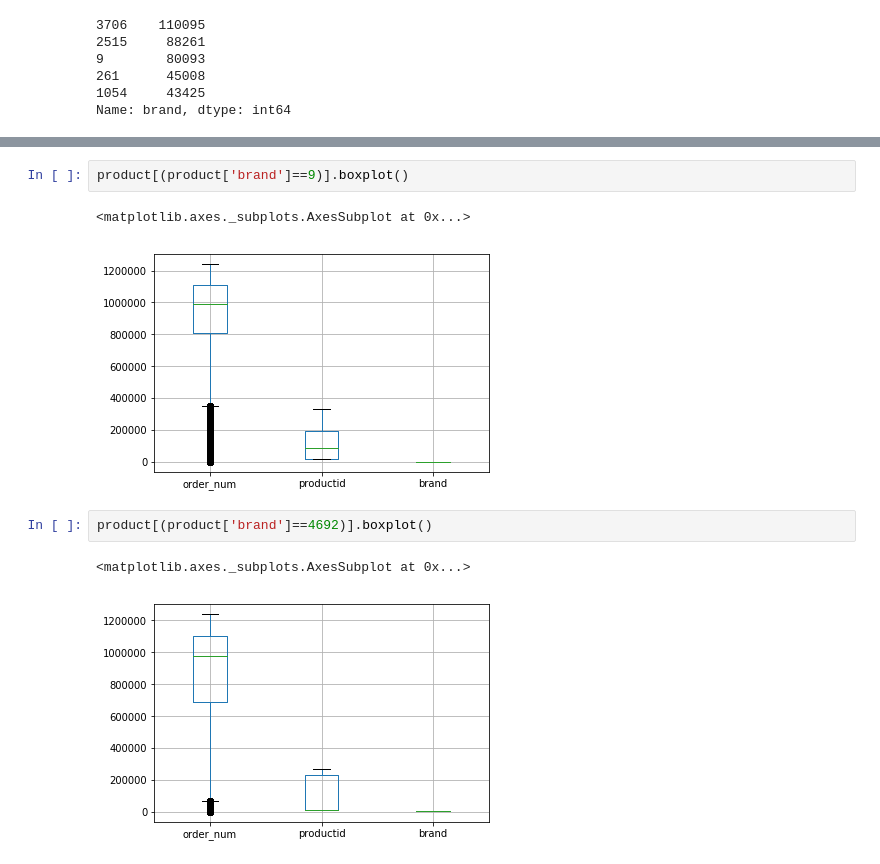
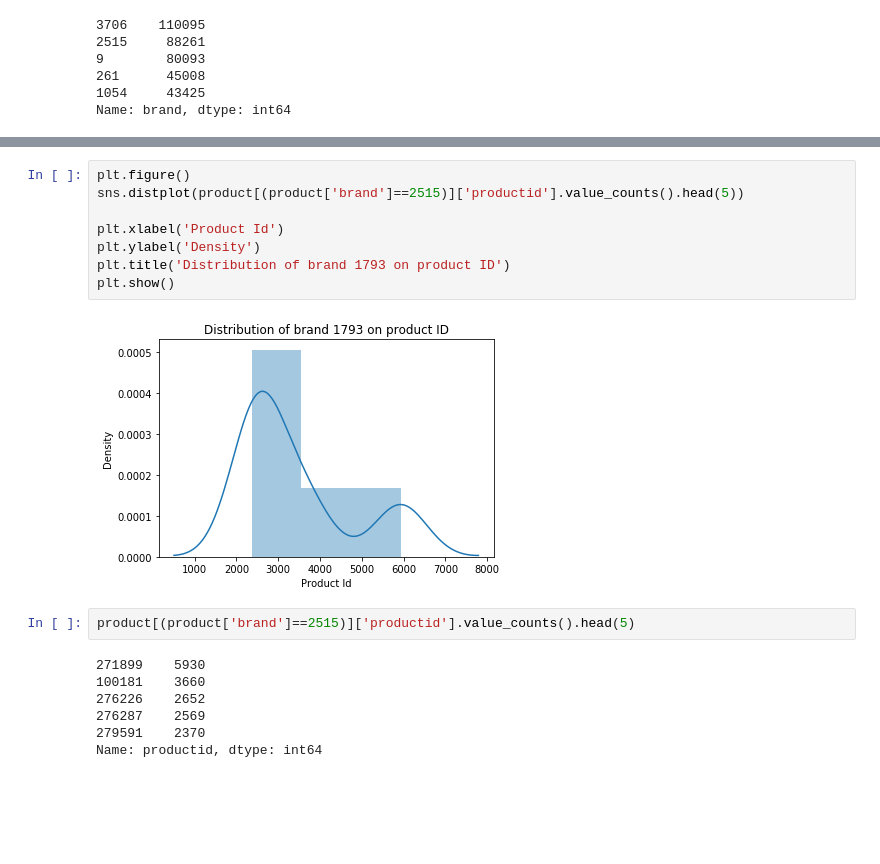
Before and after one commit to dsjoench/Ecommerce, a Jupyter notebook: Ecommerce.ipynb, the cells around one changed output, grey strips where cells are left out. Saved outputs shown, nothing was run; the diff lists cells and outputs as text; blank space fills up the shorter version.

```diff
--- a/Ecommerce.ipynb
+++ b/Ecommerce.ipynb
@@ -159,10 +230,19 @@ product[(product['brand']==1793)].boxplot()
+# %%
+plt.figure()
+sns.distplot(product[(product['brand']==2515)]['productid'].value_counts().head(5))
+
+plt.xlabel('Product Id')
+plt.ylabel('Density')
+plt.title('Distribution of brand 1793 on product ID')
+plt.show()
+# %% [output]
+[figure, added]
 # %%
-product[(product['brand']==9)].boxplot()
+product[(product['brand']==2515)]['productid'].value_counts().head(5)
 # %% [output]
-<matplotlib.axes._subplots.AxesSubplot at 0x...>
+271899    5930
+100181    3660
+276226    2652
+276287    2569
+279591    2370
+Name: productid, dtype: int64
-[figure, removed]
-# %%
-product[(product['brand']==4692)].boxplot()
-# %% [output]
-<matplotlib.axes._subplots.AxesSubplot at 0x...>
-[figure, removed]
```
Also changed, not shown: parts of 23 cells of this notebook.
